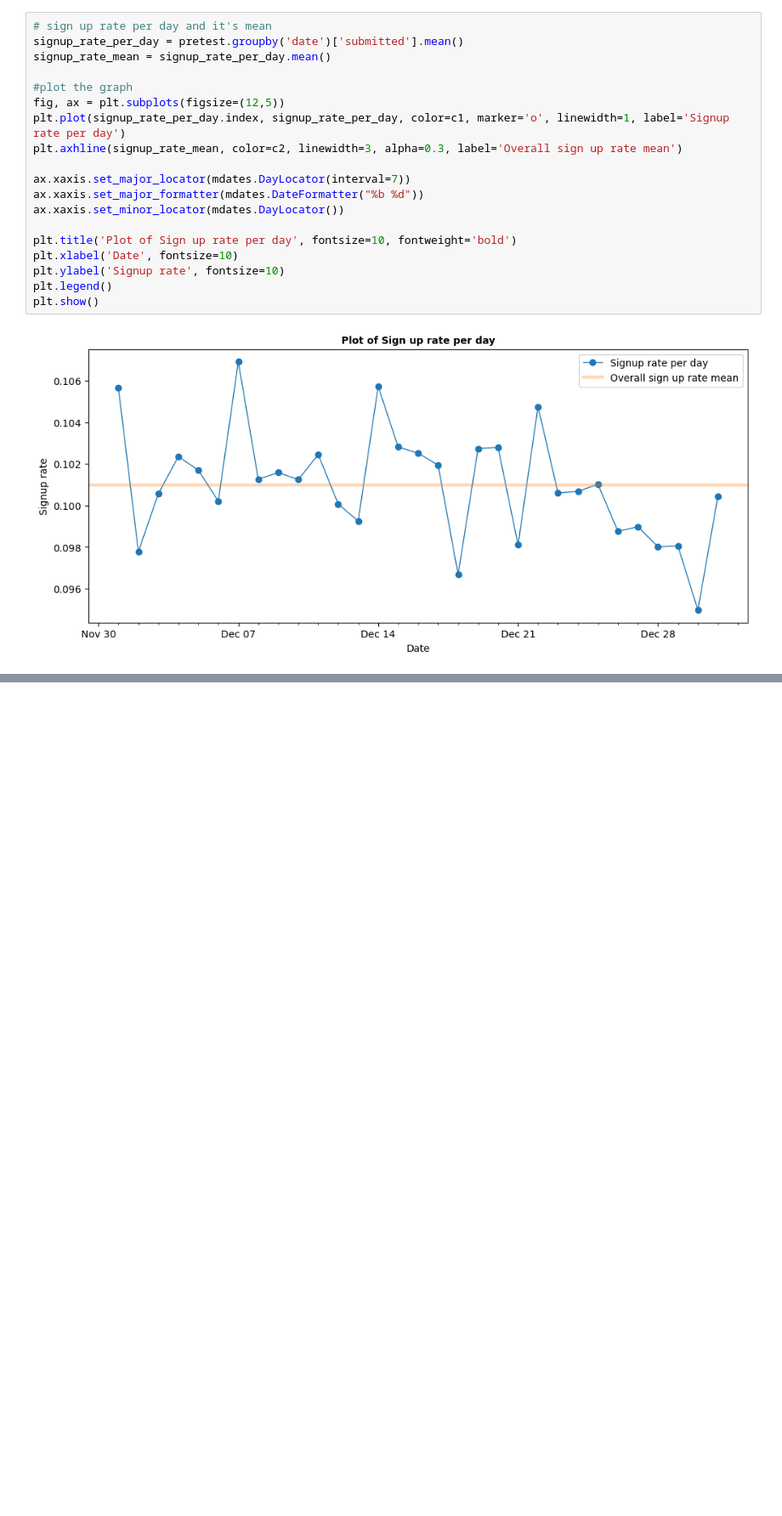
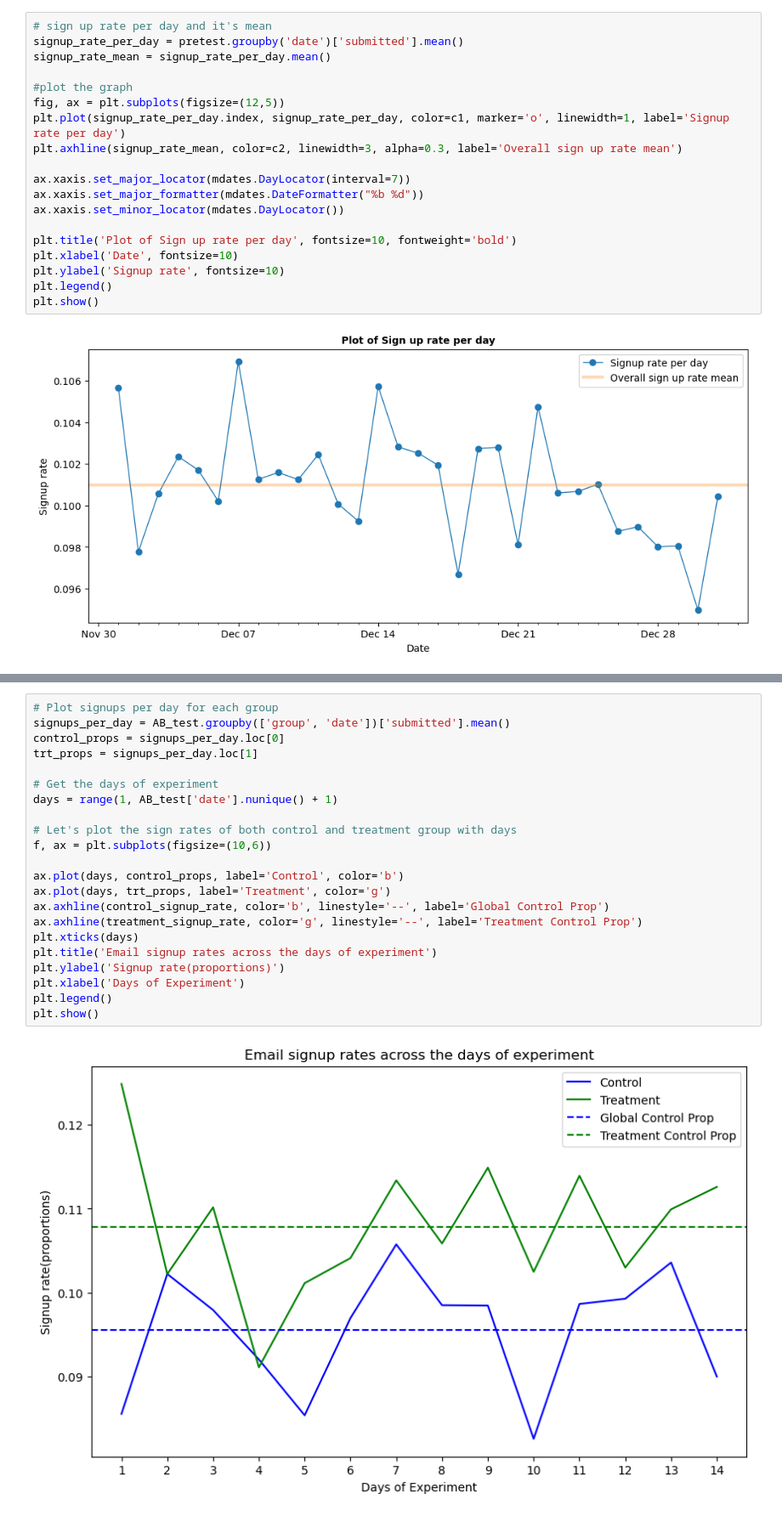
Before and after one commit to AZAMLOGICAL/A_B_TESTING_URBAN_WEAR, a Jupyter notebook: ab_testing_code.ipynb, the cells around one changed output, grey strips where cells are left out. Shown: that part at 85% size. Drawn from its saved outputs; the diff is of its cells as text; blank space fills up the shorter version.

```diff
--- a/ab_testing_code.ipynb
+++ b/ab_testing_code.ipynb
@@ -149,0 +252,24 @@ plt.show()
+# %%
+# Plot signups per day for each group
+signups_per_day = AB_test.groupby(['group', 'date'])['submitted'].mean()
+control_props = signups_per_day.loc[0]
+trt_props = signups_per_day.loc[1]
+
+# Get the days of experiment
+days = range(1, AB_test['date'].nunique() + 1)
+
+# Let's plot the sign rates of both control and treatment group with days
+f, ax = plt.subplots(figsize=(10,6))
+
+ax.plot(days, control_props, label='Control', color='b')
+ax.plot(days, trt_props, label='Treatment', color='g')
+ax.axhline(control_signup_rate, color='b', linestyle='--', label='Global Control Prop')
+ax.axhline(treatment_signup_rate, color='g', linestyle='--', label='Treatment Control Prop')
+plt.xticks(days)
+plt.title('Email signup rates across the days of experiment')
+plt.ylabel('Signup rate(proportions)')
+plt.xlabel('Days of Experiment')
+plt.legend()
+plt.show()
+# %% [output]
+[figure, added]
```
Also changed, not shown: parts of 15 cells of this notebook, 1 other file.
